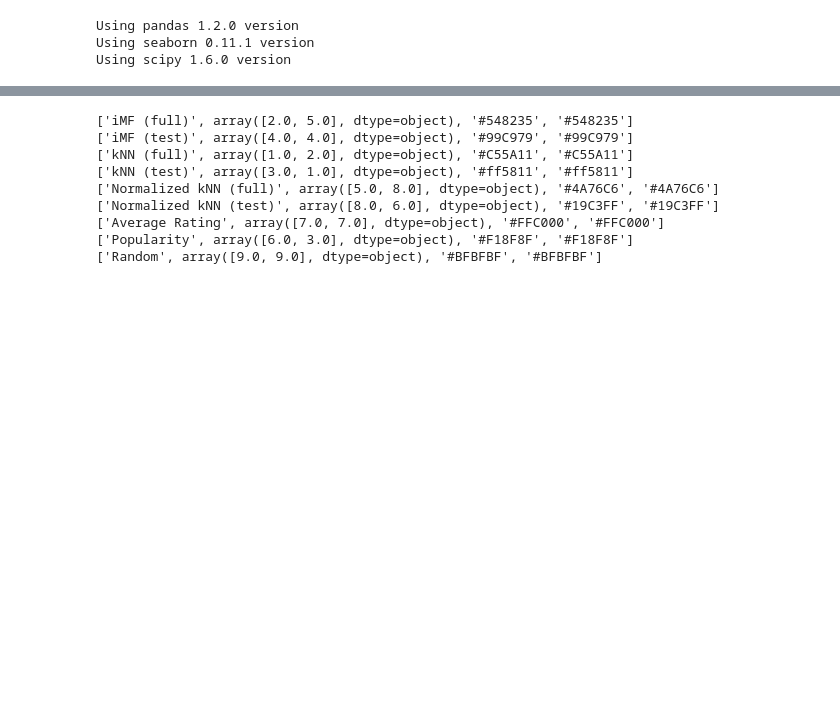
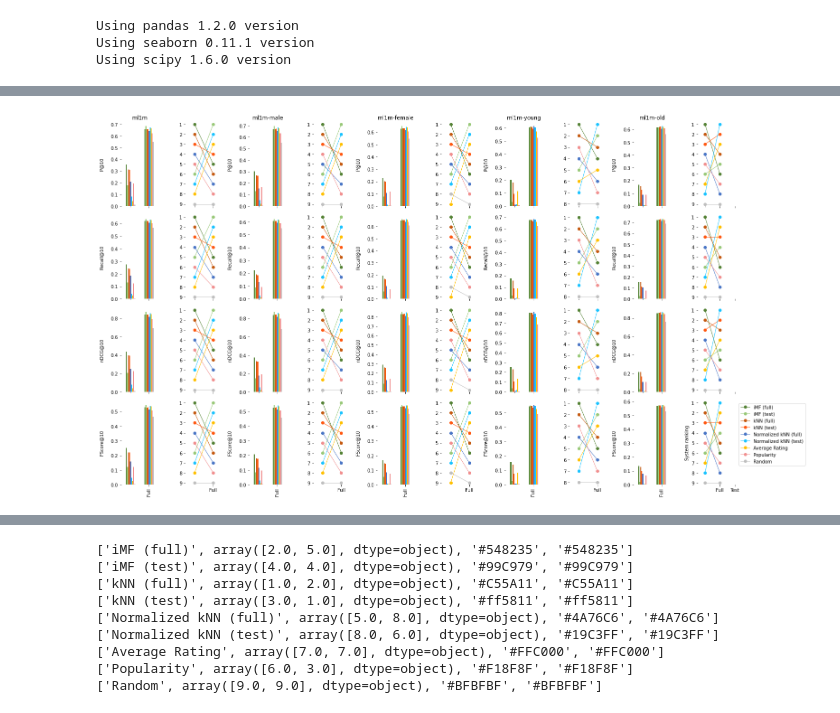
Before and after one commit to PavelA85/RecSys2020, a Jupyter notebook: figure1.ipynb, the cells around one changed output, grey strips where cells are left out. Cells and saved outputs as stored; diff of their text form; code cells hidden in the pictures; blank space fills up the shorter version.

```diff
--- a/figure1.ipynb
+++ b/figure1.ipynb
@@ -79,18 +79,20 @@ def fig111(data=None, legend=False, title="", ax1=None, ax2=None):
     artists = []
     for row in linedata:
         # pp.pprint([row[0], row[1:], color, rec_colors_dict[row[0]]])
-        artists.append(
-            plt.Line2D(
-                xdata=[0, 1],
-                ydata=row[1:],
-                lw=1,
-                color=rec_colors_dict[row[0]],
-                marker="o",
-            )
+        artist = plt.Line2D(
+            xdata=[0, 1],
+            ydata=row[1:],
+            lw=1,
+            color=rec_colors_dict[row[0]],
+            marker="o",
         )
+        artists.append(artist)
+        ax2.add_artist(artist)
 
-    for artist in artists:
-        a = ax2.add_artist(artist)
+    ax1.spines["top"].set_visible(False)
+    ax1.spines["right"].set_visible(False)
+    ax1.spines["bottom"].set_visible(False)
+    ax1.spines["left"].set_visible(False)
 
     ax2.set_ybound([0.8, len(artists) + 0.2])
     ax2.spines["top"].set_visible(False)
@@ -98,6 +100,9 @@ def fig111(data=None, legend=False, title="", ax1=None, ax2=None):
     ax2.spines["bottom"].set_visible(False)
     ax2.spines["left"].set_visible(False)
     ax2.invert_yaxis()
+
+    ax2.set_xticks([1, 2])
+    ax2.set_xticklabels(["Full", "Test"])
 
     plt.ylabel("System ranking")
     if legend:
@@ -111,13 +116,52 @@ def fig111(data=None, legend=False, title="", ax1=None, ax2=None):
         )
 
 
-# fig1 = pd.read_table(
-#     r"C:\Projects\RecSys2020\results\ShuffleSplit\figure1.txt", sep="\t", header=4
-# )
+datasets = ["ml1m", "ml100k"]
+splits = ["", "-male", "-female", "-young", "-old"]
+# splits = ["", "-male", "-female"]
+# splits = ["","-young", "-old"]
 
-# fig1.head()
-# fig, (ax1, ax2) = plt.subplots(1, 2, sharex="row")
+for dataset in datasets:
+    columns = len(datasets) * len(splits)
+    fig, axes = plt.subplots(4, columns, sharex="row")
+    i = 0
+    for split in splits:
 
-# fig111(data=fig1, legend=True, title="Precision@10", ax1=ax1, ax2=ax2)
-# fig.tight_layout()
-# plt.show()
+        file = os.path.join(
+            r"C:\Projects\RecSys2020\results", "figure101." + dataset + split + ".txt"
+        )
+        print(file)
+        lines_with_metrics = [
+            (i, linecache.getline(file, i + 1))
+            for i, line in enumerate(open(file))
+            if line.endswith("@10\n")
+        ]
+        # print(lines_with_metrics)
+        rows = lines_with_metrics[2][0] - lines_with_metrics[1][0] - 3
+        params = dict(filepath_or_buffer=file, sep="\t", nrows=rows)
+        axes[0, 0 + i].set_title(dataset + split)
+
+        for j, metric in enumerate(lines_with_metrics):
+            metric_name = metric[1]
+            metric_line = metric[0]
+            fig1 = pd.read_table(header=metric_line - j, **params)
+            # pp.pprint([dataset, split, metric_name, metric_line, fig1])
+            fig111(
+                data=fig1,
+                title=metric_name,
+                ax1=axes[j, 0 + i],
+                ax2=axes[j, 1 + i],
+                legend=True,
+            )
+        i = i + 2
+
+        # plt.suptitle(dataset + split)
+    fig.set_size_inches(22, 12)
+    fig.tight_layout()
+    png = os.path.join(
+        r"C:\Projects\RecSys2020\results\_mbd", "figure101." + dataset + ".png"
+    )
+    fig.savefig(png, format="png", dpi=300)
+
+plt.show()
+# %% [output]
@@ -123,0 +178 @@ def fig111(data=None, legend=False, title="", ax1=None, ax2=None):
+[figure, added]
```
Also changed, not shown: parts of 3 cells of this notebook, 4 other files.
